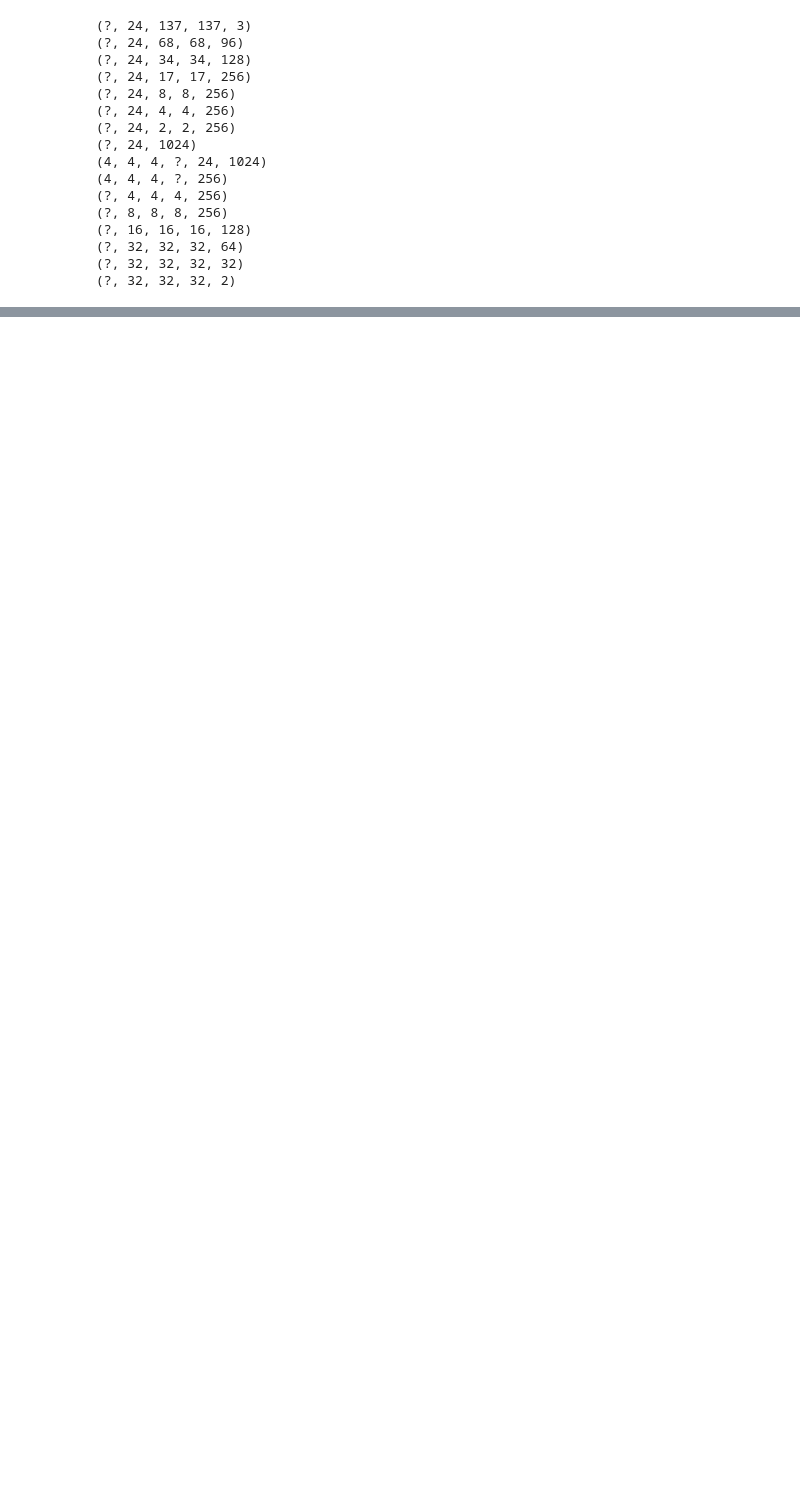
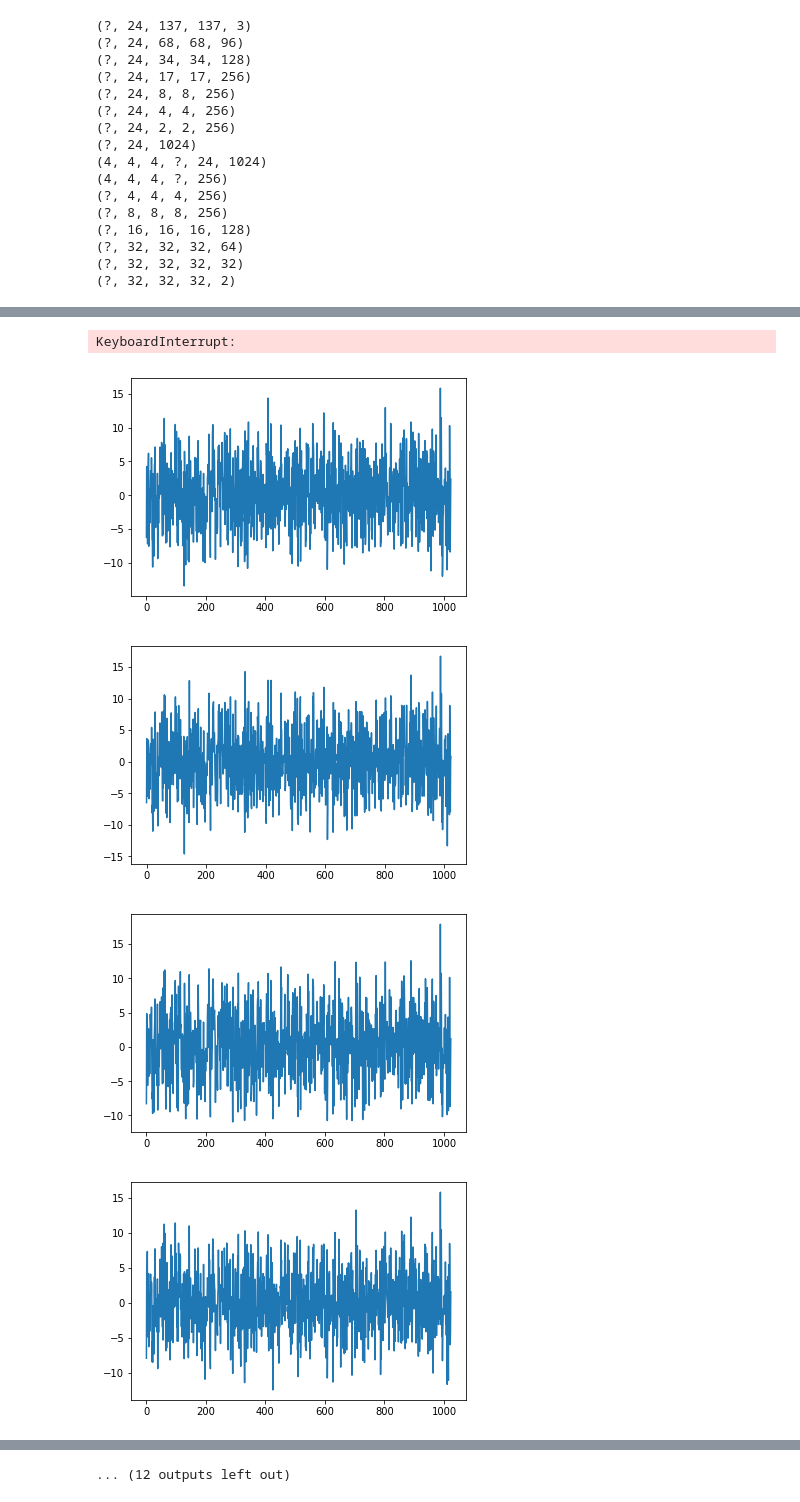
Before and after one commit to micmelesse/3D-reconstruction-with-Neural-Networks, a Jupyter notebook: debug.ipynb, the cells around one changed output, grey strips where cells are left out. Drawn from its saved outputs; the diff is of its cells as text; code cells hidden in the pictures; blank space fills up the shorter version.

```diff
--- a/debug.ipynb
+++ b/debug.ipynb
@@ -155,22 +197,29 @@ with open("out/cur_output.binvox",'w') as f:
     outvoxel.write(f)
 # %%
 # enocder debug
-out_root_dir="out"
+encoder_dir="out/encoder"
+
 batch_size,time_steps,n_layers=shapenet.batch_size,24,7
 for b in range(batch_size):
     for t in range(time_steps):
         out_dir=os.path.join(out_root_dir,str(b),str(t))
         if not os.path.isdir(out_dir):
             os.makedirs(out_dir)
 
         for i in range(n_layers):
             var=encoder_outputs[i]
             var=var[b,t]
-            utils.imsave_multichannel(var.eval(feed_dict),out_dir+"/{}.png".format(str(i)))
+            utils.imsave_multichannel(var.eval(fd),out_dir+"/layer_{}.png".format(str(i)))
 
         var=encoder_outputs[n_layers]
-        var=var.eval(feed_dict)
+        var=var.eval(fd)
         var=var[b,t]
         plt.figure()
         plt.plot(var)
         plt.savefig(out_dir+"/{}(feature_vector).png".format(str(n_layers)))
+# %% [output]
+KeyboardInterrupt:
+[figure, added]
+[figure, added]
+[figure, added]
+[figure, added]
@@ -176,0 +233 @@ for b in range(batch_size):
+... (12 outputs left out)
```
Also changed, not shown: parts of 10 cells of this notebook, 9 other files.
